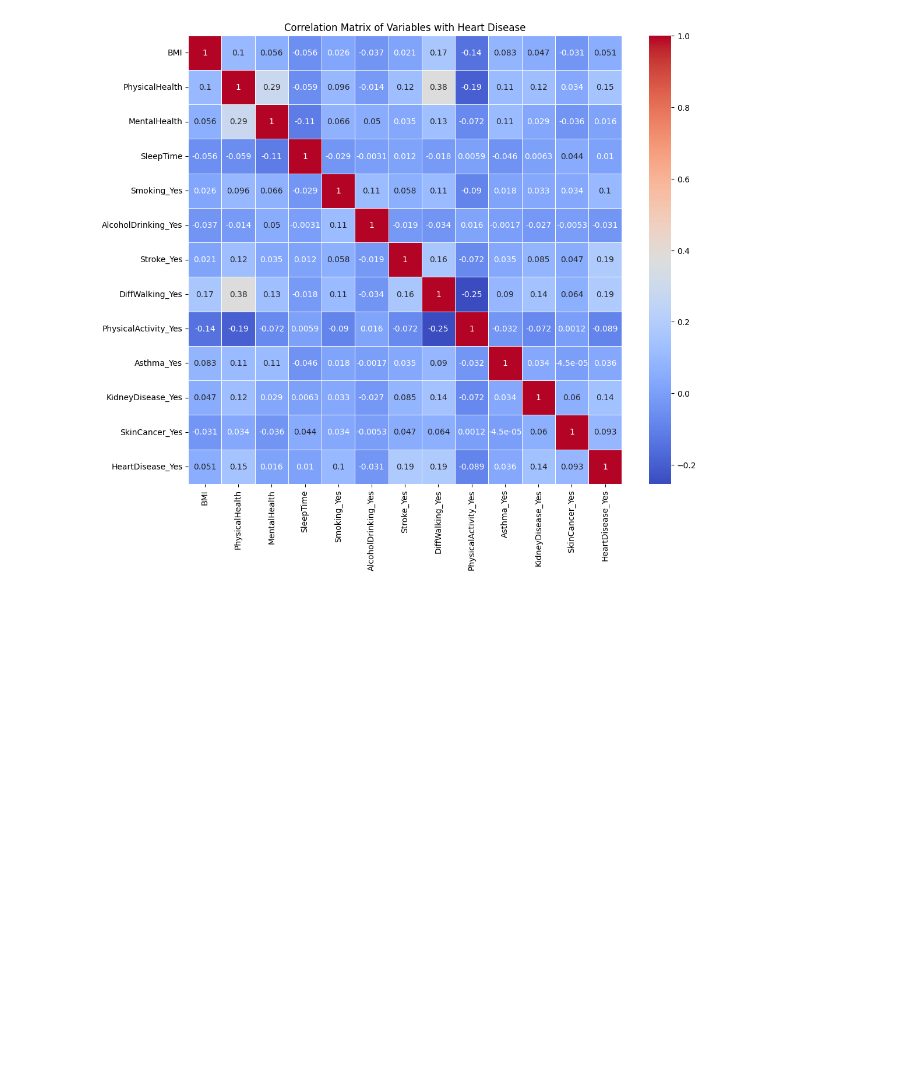
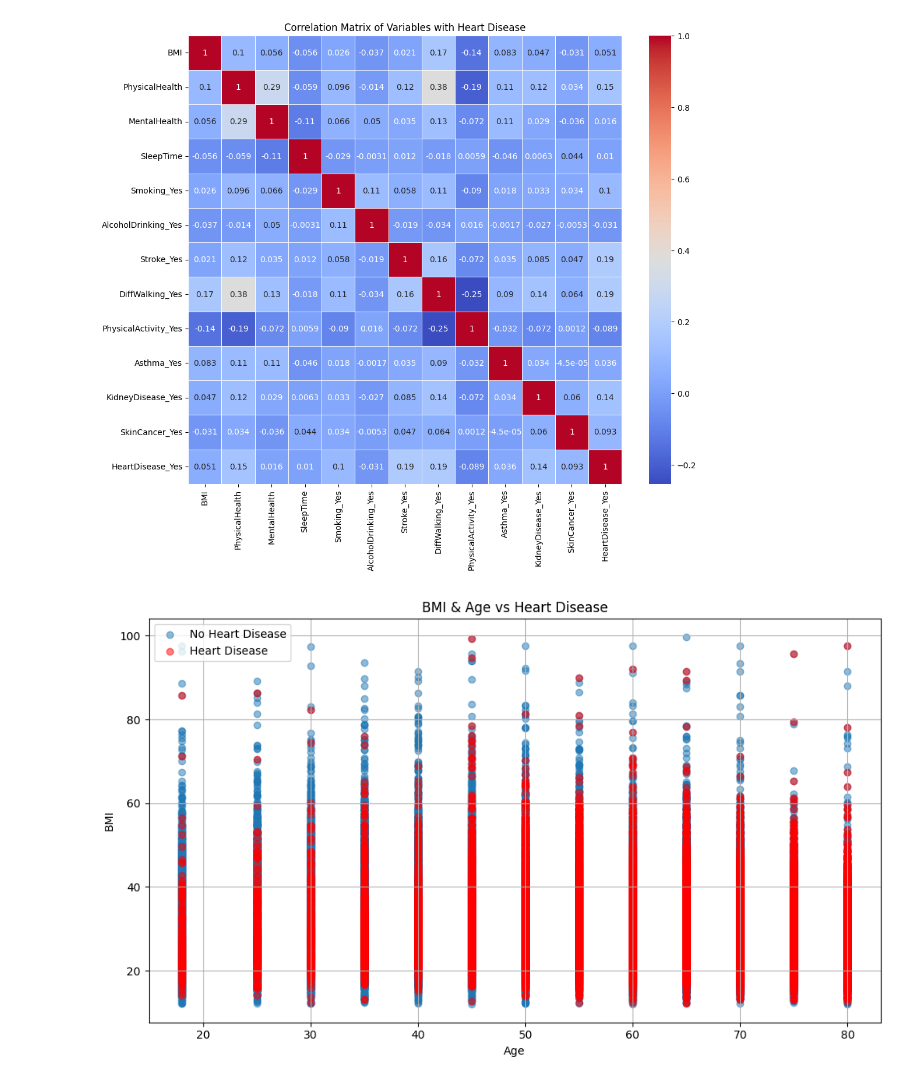
Before and after one commit to callnoah2/Healthcare_Analytics, a Jupyter notebook: code/Analysis.ipynb, the cells around one changed output. Cells and saved outputs as stored; diff of their text form; code cells hidden in the pictures; blank space fills up the shorter version.

Commit message:
Anotha plot (cool face emoji)

```diff
--- a/code/Analysis.ipynb
+++ b/code/Analysis.ipynb
@@ -95,3 +95,60 @@ plt.title('Correlation Matrix of Variables with Heart Disease')
 plt.show()
 # %% [output]
 [figure]
+# %%
+# Connect to MySQL database
+conn = mysql.connector.connect(
+    host="localhost",
+    user="monty",
+    password="sushiSQL",
+    database="HealthCareAnalytics"
+)
+cursor = conn.cursor()
+
+# Define the SQL query to fetch the required columns
+query = (
+    "SELECT BMI, AgeCategory, HadHeartAttack, HadAngina, HadStroke "
+    "FROM heart_2022_with_nans "
+    "WHERE BMI IS NOT NULL AND AgeCategory IS NOT NULL"
+)
+
+# Execute the query and fetch the data into a pandas DataFrame
+cursor.execute(query)
+data = cursor.fetchall()
+columns = [desc[0] for desc in cursor.description]
+df = pd.DataFrame(data, columns=columns)
+
+# Close the cursor and connection
+cursor.close()
+conn.close()
+
+# Preprocess AgeCategory column to extract numeric values
+def extract_age_category(age_str):
+    if '-' in age_str:
+        age_range = age_str.split('-')
+        return (int(age_range[0]) + int(age_range[1])) / 2
+    elif 'older' in age_str:
+        return int(age_str.split()[1])
+    else:
+        return int(age_str.split()[1])
+
+df['AgeCategory'] = df['AgeCategory'].apply(extract_age_category)
+
+# Filter the data for individuals with heart disease
+heart_disease_data = df[(df['HadHeartAttack'] == 'Yes') | (df['HadAngina'] == 'Yes') | (df['HadStroke'] == 'Yes')]
+
+# Plotting the scatter plot
+plt.figure(figsize=(10, 6))
+plt.scatter(df['AgeCategory'], df['BMI'], label='No Heart Disease', alpha=0.5)
+plt.scatter(heart_disease_data['AgeCategory'], heart_disease_data['BMI'], color='red', label='Heart Disease', alpha=0.5)
+plt.xlabel('Age')
+plt.ylabel('BMI')
+plt.title('BMI & Age vs Heart Disease')
+plt.legend()
+plt.grid(True)
+plt.tight_layout()
+
+# Show the plot
+plt.show()
+# %% [output]
+[figure, added]
```
Also changed, not shown: 2 other files.
